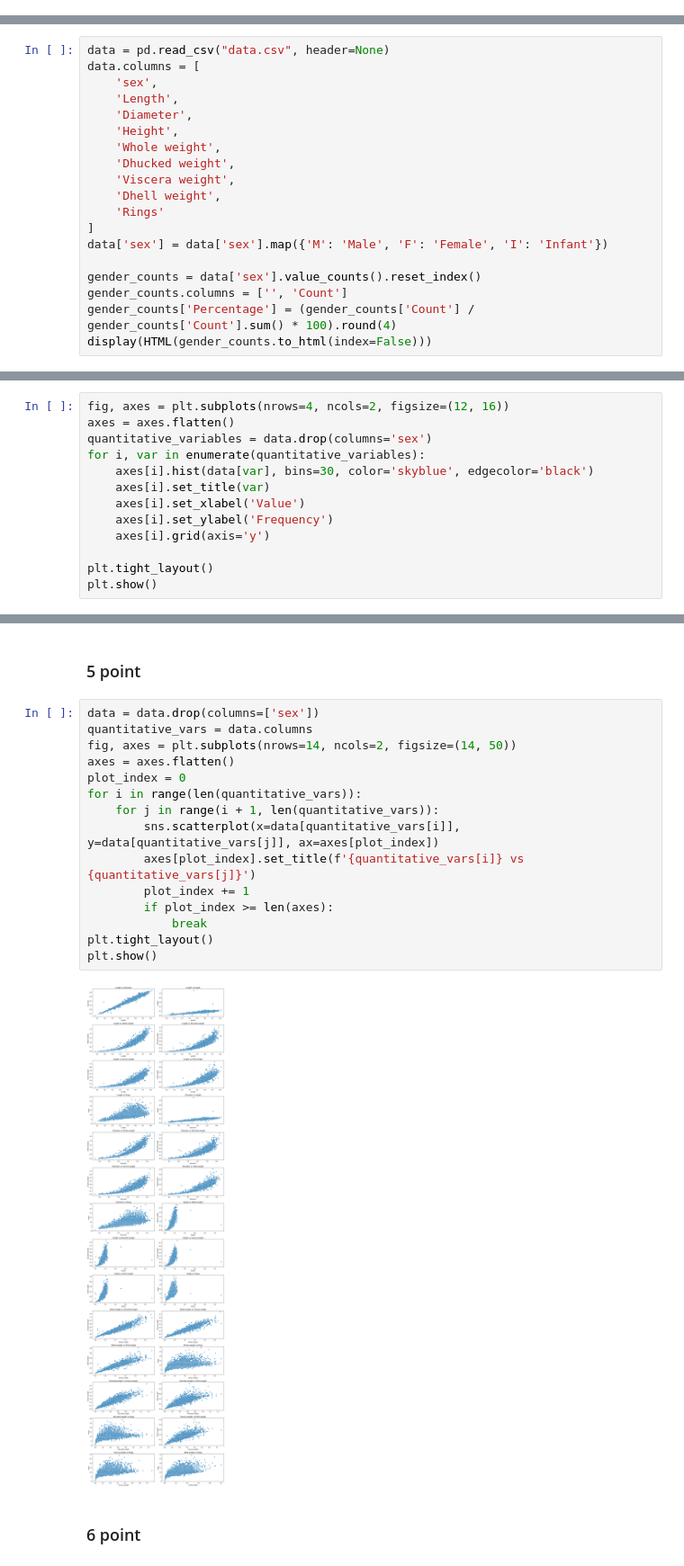
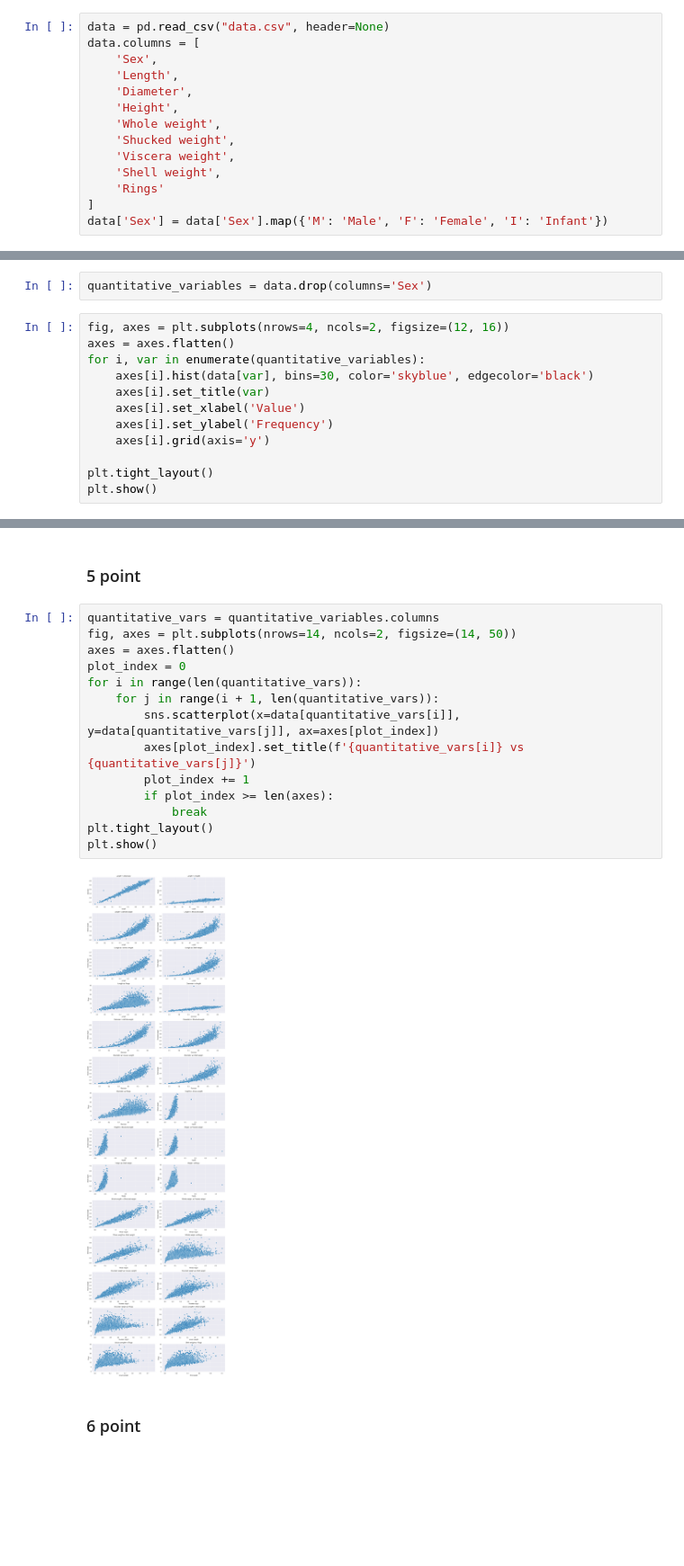
Before and after one commit to centGeek/ProgrammingInPython, a Jupyter notebook: zadanie1/zadanie1.ipynb, the cells around one changed output, grey strips where cells are left out. Shown at 90% size. Saved outputs shown, nothing was run; the diff lists cells and outputs as text; blank space fills up the shorter version.

```diff
--- a/zadanie1/zadanie1.ipynb
+++ b/zadanie1/zadanie1.ipynb
@@ -6,22 +4,17 @@ from IPython.display import HTML
 import matplotlib.pyplot as plt
+# %%
+data = pd.read_csv("data.csv", header=None)
+data.columns = [
+    'Sex',
+    'Length',
+    'Diameter',
+    'Height',
+    'Whole weight',
+    'Shucked weight',
+    'Viscera weight',
+    'Shell weight',
+    'Rings'
+]
+data['Sex'] = data['Sex'].map({'M': 'Male', 'F': 'Female', 'I': 'Infant'})
 # %% [markdown]
 ### 1 point
-# %%
-data = pd.read_csv("data.csv", header=None)
-data.columns = [
-    'sex',
-    'Length',
-    'Diameter',
-    'Height',
-    'Whole weight',
-    'Dhucked weight',
-    'Viscera weight',
-    'Dhell weight',
-    'Rings'
-]
-data['sex'] = data['sex'].map({'M': 'Male', 'F': 'Female', 'I': 'Infant'})
-
-gender_counts = data['sex'].value_counts().reset_index()
-gender_counts.columns = ['', 'Count']
-gender_counts['Percentage'] = (gender_counts['Count'] / gender_counts['Count'].sum() * 100).round(4)
-display(HTML(gender_counts.to_html(index=False)))
@@ -63,9 +64,10 @@ plt.show()
 # %% [markdown]
 ### 4 point
+# %%
+quantitative_variables = data.drop(columns='Sex')
 # %%
 fig, axes = plt.subplots(nrows=4, ncols=2, figsize=(12, 16))
 axes = axes.flatten()
-quantitative_variables = data.drop(columns='sex')
 for i, var in enumerate(quantitative_variables):
     axes[i].hist(data[var], bins=30, color='skyblue', edgecolor='black')
     axes[i].set_title(var)
@@ -80,22 +82,21 @@ plt.show()
 # %% [markdown]
 ### 5 point
 # %%
-data = data.drop(columns=['sex'])
-quantitative_vars = data.columns
+quantitative_vars = quantitative_variables.columns
 fig, axes = plt.subplots(nrows=14, ncols=2, figsize=(14, 50))
 axes = axes.flatten()
 plot_index = 0
 for i in range(len(quantitative_vars)):
     for j in range(i + 1, len(quantitative_vars)):
         sns.scatterplot(x=data[quantitative_vars[i]], y=data[quantitative_vars[j]], ax=axes[plot_index])
         axes[plot_index].set_title(f'{quantitative_vars[i]} vs {quantitative_vars[j]}')
         plot_index += 1
         if plot_index >= len(axes):
             break
 plt.tight_layout()
 plt.show()
 # %% [output]
-[figure, old version]
+[figure, new version]
 # %% [markdown]
 ### 6 point
 # %%
```
Also changed, not shown: parts of 9 cells of this notebook.
